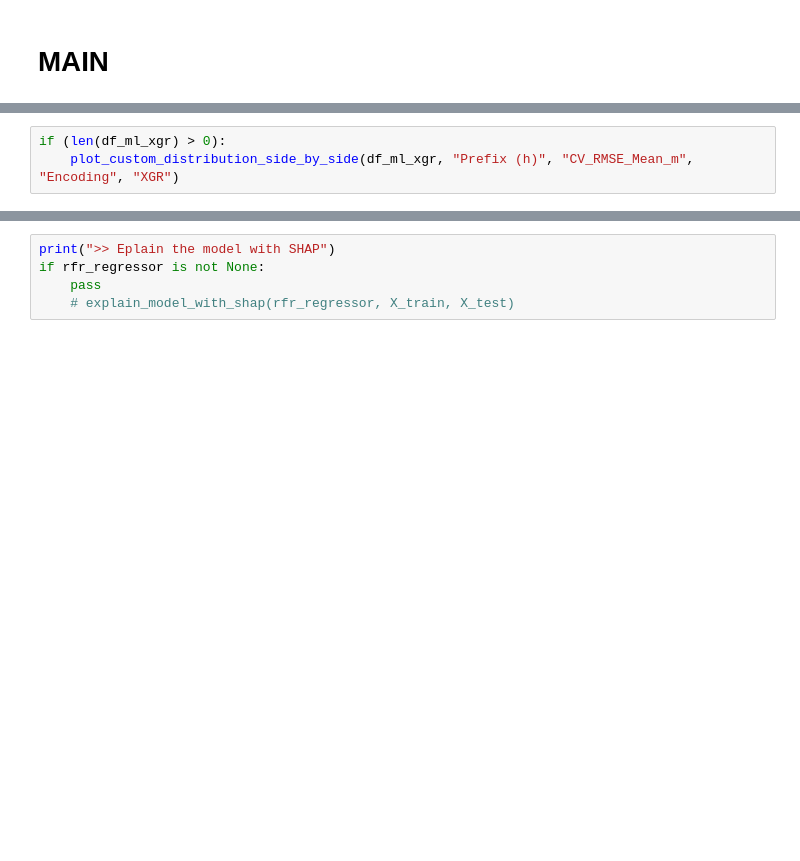
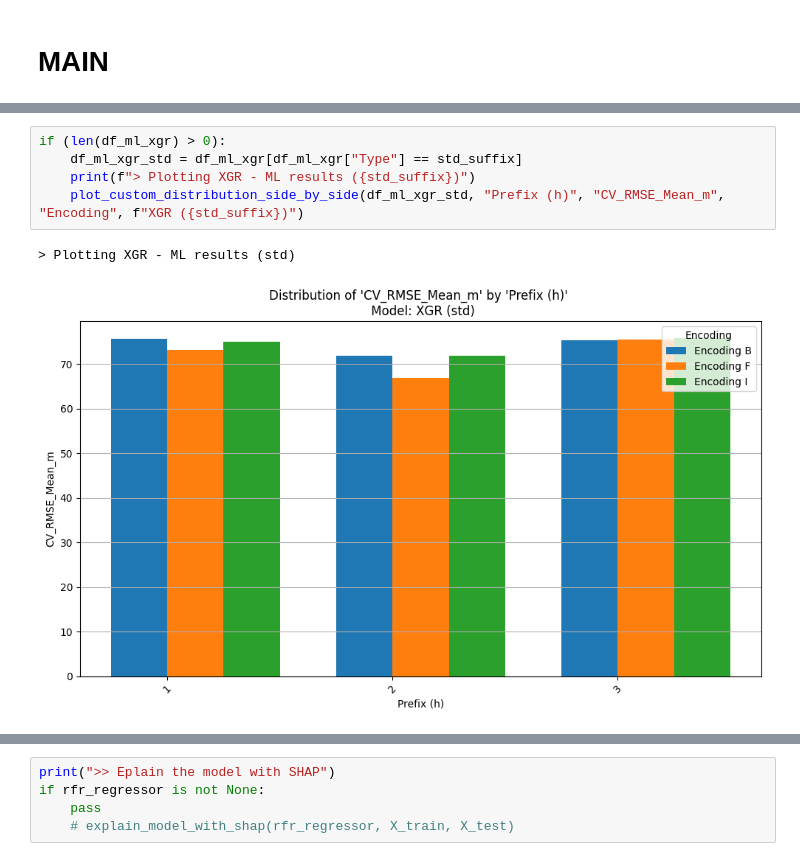
Before and after one commit to roberto-nai/PPM-ED, a Jupyter notebook: 04_log_prediction.ipynb, the cells around one changed output, grey strips where cells are left out. Cells and saved outputs as stored; diff of their text form; blank space fills up the shorter version.

```diff
--- a/04_log_prediction.ipynb
+++ b/04_log_prediction.ipynb
@@ -618,3 +806,8 @@ if (len(df_ml_rfr) > 0):
 # %%
 if (len(df_ml_xgr) > 0):
-    plot_custom_distribution_side_by_side(df_ml_xgr, "Prefix (h)", "CV_RMSE_Mean_m", "Encoding", "XGR")
+    df_ml_xgr_std = df_ml_xgr[df_ml_xgr["Type"] == std_suffix]
+    print(f"> Plotting XGR - ML results ({std_suffix})")
+    plot_custom_distribution_side_by_side(df_ml_xgr_std, "Prefix (h)", "CV_RMSE_Mean_m", "Encoding", f"XGR ({std_suffix})")
+# %% [output]
+> Plotting XGR - ML results (std)
+[figure, added]
```
Also changed, not shown: parts of 19 cells of this notebook, 28 other files.
